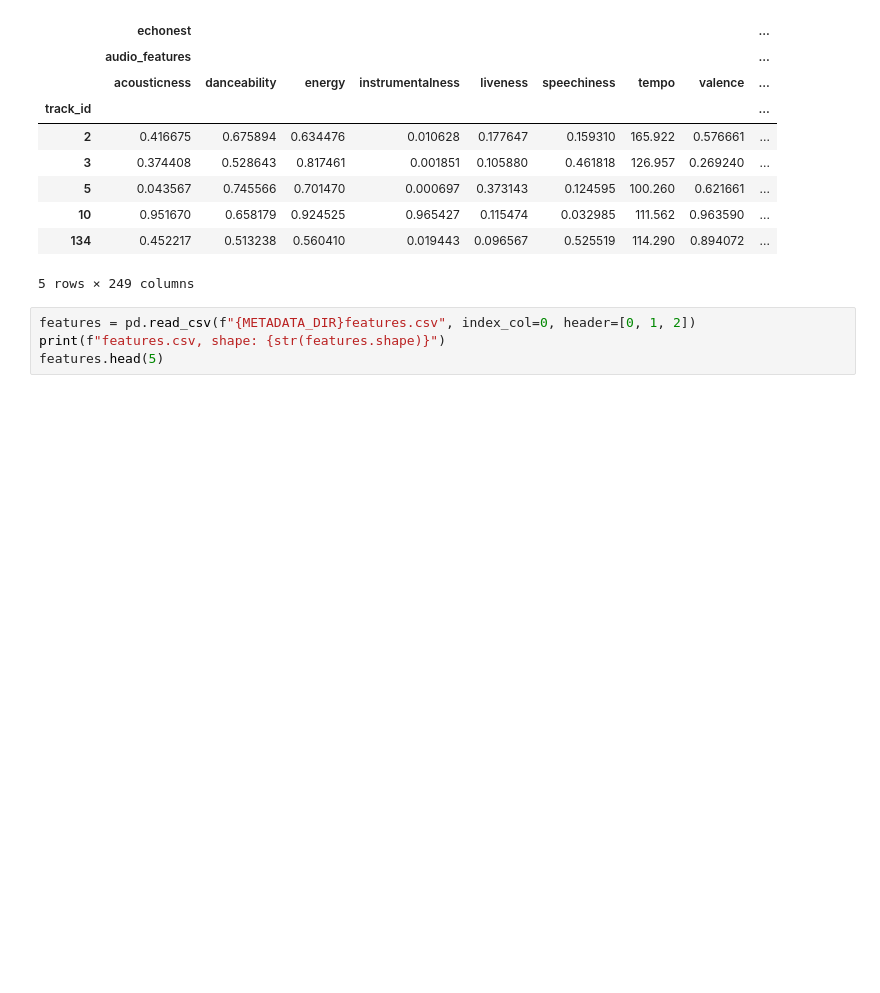
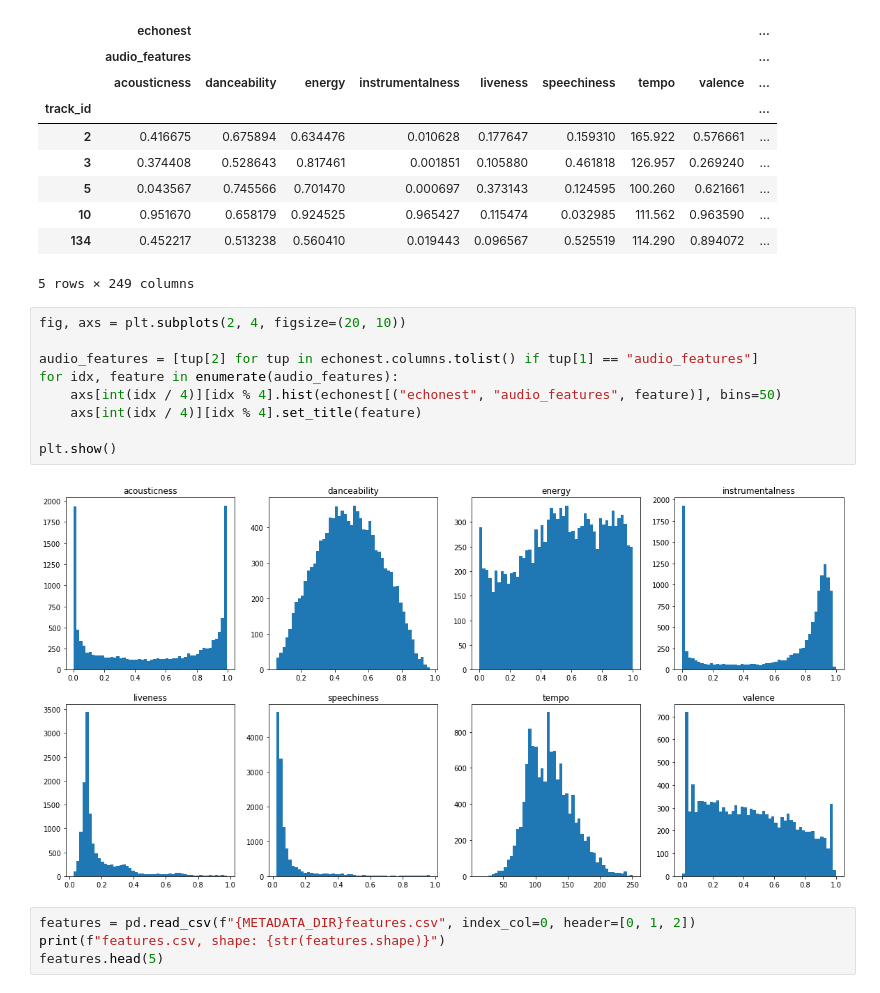
Before and after one commit to yijerjer/music_genre_classification, a Jupyter notebook: notebooks/exploration.ipynb, the cells around one changed output. Drawn from its saved outputs; the diff is of its cells as text; blank space fills up the shorter version.

```diff
--- a/notebooks/exploration.ipynb
+++ b/notebooks/exploration.ipynb
@@ -123,6 +65,17 @@ echonest.csv, shape: (13129, 249)
 | 10 | 0.951670 | 0.658179 | 0.924525 | 0.965427 | 0.115474 | 0.032985 | 111.562 | 0.963590 | ... |
 | 134 | 0.452217 | 0.513238 | 0.560410 | 0.019443 | 0.096567 | 0.525519 | 114.290 | 0.894072 | ... |
 5 rows × 249 columns
+# %%
+fig, axs = plt.subplots(2, 4, figsize=(20, 10))
+
+audio_features = [tup[2] for tup in echonest.columns.tolist() if tup[1] == "audio_features"]
+for idx, feature in enumerate(audio_features):
+    axs[int(idx / 4)][idx % 4].hist(echonest[("echonest", "audio_features", feature)], bins=50)
+    axs[int(idx / 4)][idx % 4].set_title(feature)
+
+plt.show()
+# %% [output]
+[figure, added]
 # %%
 features = pd.read_csv(f"{METADATA_DIR}features.csv", index_col=0, header=[0, 1, 2])
 print(f"features.csv, shape: {str(features.shape)}")
```
Also changed, not shown: parts of 13 cells of this notebook.
